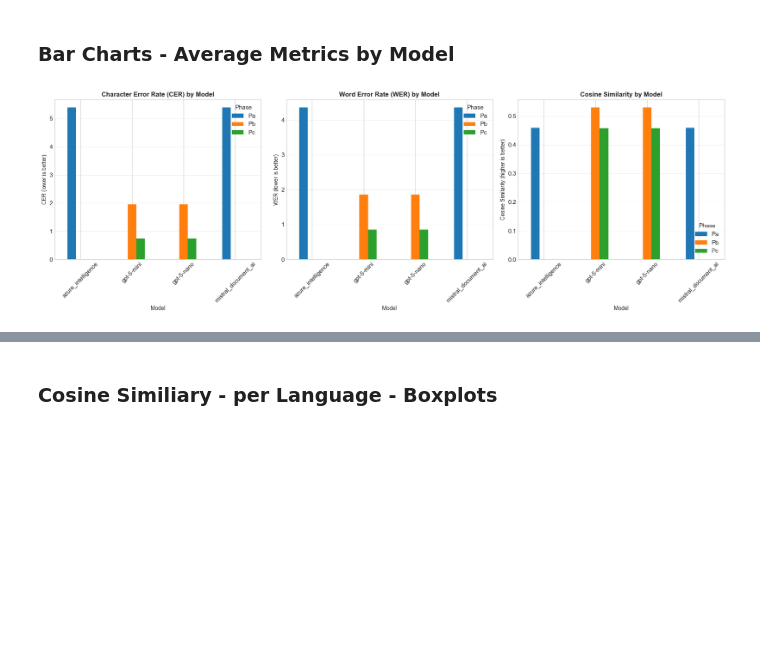
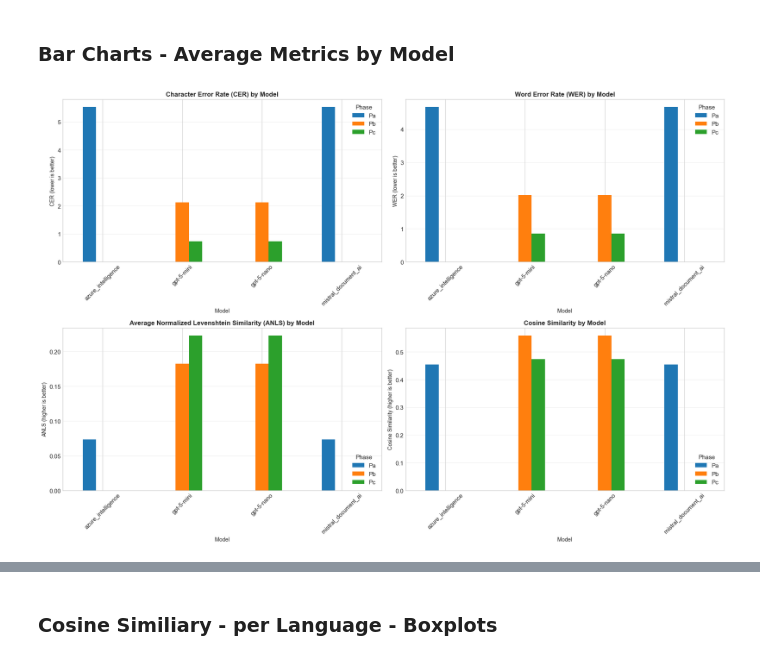
Before and after one commit to kenza-ily/disco, a Jupyter notebook: ocr_vs_vlm/results/4_notebooks/by_dataset/parsing_icdar.ipynb, the cells around one changed output, grey strips where cells are left out. Cells and saved outputs as stored; diff of their text form; code cells hidden in the pictures; blank space fills up the shorter version.

```diff
--- a/ocr_vs_vlm/results/4_notebooks/by_dataset/parsing_icdar.ipynb
+++ b/ocr_vs_vlm/results/4_notebooks/by_dataset/parsing_icdar.ipynb
@@ -1033,42 +937,53 @@ Combined visualizations comparing all metrics across all models.
 ### Bar Charts - Average Metrics by Model
 # %%
 # Create bar charts for each metric
-fig, axes = plt.subplots(1, 3, figsize=(18, 6))
+fig, axes = plt.subplots(2, 2, figsize=(18, 12))
 
 # CER
 df_pivot_cer = df_results.groupby(['phase', 'model'])['cer'].mean().reset_index()
 df_pivot_cer_wide = df_pivot_cer.pivot(index='model', columns='phase', values='cer')
-df_pivot_cer_wide.plot(kind='bar', ax=axes[0], color=['#1f77b4', '#ff7f0e', '#2ca02c'])
-axes[0].set_title('Character Error Rate (CER) by Model', fontsize=12, fontweight='bold')
-axes[0].set_xlabel('Model', fontsize=10)
-axes[0].set_ylabel('CER (lower is better)', fontsize=10)
-axes[0].legend(title='Phase', loc='upper right')
-axes[0].grid(axis='y', alpha=0.3)
-axes[0].tick_params(axis='x', rotation=45)
+df_pivot_cer_wide.plot(kind='bar', ax=axes[0, 0], color=['#1f77b4', '#ff7f0e', '#2ca02c'])
+axes[0, 0].set_title('Character Error Rate (CER) by Model', fontsize=12, fontweight='bold')
+axes[0, 0].set_xlabel('Model', fontsize=10)
+axes[0, 0].set_ylabel('CER (lower is better)', fontsize=10)
+axes[0, 0].legend(title='Phase', loc='upper right')
+axes[0, 0].grid(axis='y', alpha=0.3)
+axes[0, 0].tick_params(axis='x', rotation=45)
 
 # WER
 df_pivot_wer = df_results.groupby(['phase', 'model'])['wer'].mean().reset_index()
 df_pivot_wer_wide = df_pivot_wer.pivot(index='model', columns='phase', values='wer')
-df_pivot_wer_wide.plot(kind='bar', ax=axes[1], color=['#1f77b4', '#ff7f0e', '#2ca02c'])
-axes[1].set_title('Word Error Rate (WER) by Model', fontsize=12, fontweight='bold')
-axes[1].set_xlabel('Model', fontsize=10)
-axes[1].set_ylabel('WER (lower is better)', fontsize=10)
-axes[1].legend(title='Phase', loc='upper right')
-axes[1].grid(axis='y', alpha=0.3)
-axes[1].tick_params(axis='x', rotation=45)
+df_pivot_wer_wide.plot(kind='bar', ax=axes[0, 1], color=['#1f77b4', '#ff7f0e', '#2ca02c'])
+axes[0, 1].set_title('Word Error Rate (WER) by Model', fontsize=12, fontweight='bold')
+axes[0, 1].set_xlabel('Model', fontsize=10)
+axes[0, 1].set_ylabel('WER (lower is better)', fontsize=10)
+axes[0, 1].legend(title='Phase', loc='upper right')
+axes[0, 1].grid(axis='y', alpha=0.3)
+axes[0, 1].tick_params(axis='x', rotation=45)
+
+# ANLS
+df_pivot_anls = df_results.groupby(['phase', 'model'])['anls'].mean().reset_index()
+df_pivot_anls_wide = df_pivot_anls.pivot(index='model', columns='phase', values='anls')
+df_pivot_anls_wide.plot(kind='bar', ax=axes[1, 0], color=['#1f77b4', '#ff7f0e', '#2ca02c'])
+axes[1, 0].set_title('Average Normalized Levenshtein Similarity (ANLS) by Model', fontsize=12, fontweight='bold')
+axes[1, 0].set_xlabel('Model', fontsize=10)
+axes[1, 0].set_ylabel('ANLS (higher is better)', fontsize=10)
+axes[1, 0].legend(title='Phase', loc='lower right')
+axes[1, 0].grid(axis='y', alpha=0.3)
+axes[1, 0].tick_params(axis='x', rotation=45)
 
 # Cosine Similarity
 df_pivot_cos = df_results.groupby(['phase', 'model'])['cosine_similarity'].mean().reset_index()
 df_pivot_cos_wide = df_pivot_cos.pivot(index='model', columns='phase', values='cosine_similarity')
-df_pivot_cos_wide.plot(kind='bar', ax=axes[2], color=['#1f77b4', '#ff7f0e', '#2ca02c'])
-axes[2].set_title('Cosine Similarity by Model', fontsize=12, fontweight='bold')
-axes[2].set_xlabel('Model', fontsize=10)
-axes[2].set_ylabel('Cosine Similarity (higher is better)', fontsize=10)
-axes[2].legend(title='Phase', loc='lower right')
-axes[2].grid(axis='y', alpha=0.3)
-axes[2].tick_params(axis='x', rotation=45)
+df_pivot_cos_wide.plot(kind='bar', ax=axes[1, 1], color=['#1f77b4', '#ff7f0e', '#2ca02c'])
+axes[1, 1].set_title('Cosine Similarity by Model', fontsize=12, fontweight='bold')
+axes[1, 1].set_xlabel('Model', fontsize=10)
+axes[1, 1].set_ylabel('Cosine Similarity (higher is better)', fontsize=10)
+axes[1, 1].legend(title='Phase', loc='lower right')
+axes[1, 1].grid(axis='y', alpha=0.3)
+axes[1, 1].tick_params(axis='x', rotation=45)
 
 plt.tight_layout()
 plt.show()
 # %% [output]
-[figure, old version]
+[figure, new version]
```
Also changed, not shown: parts of 38 cells of this notebook, 12 other files.
